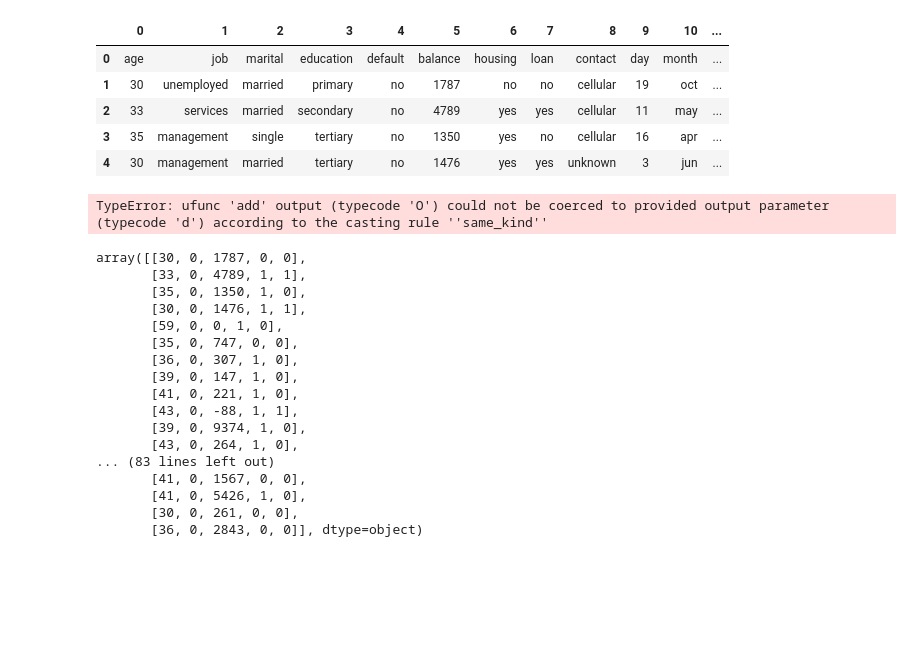
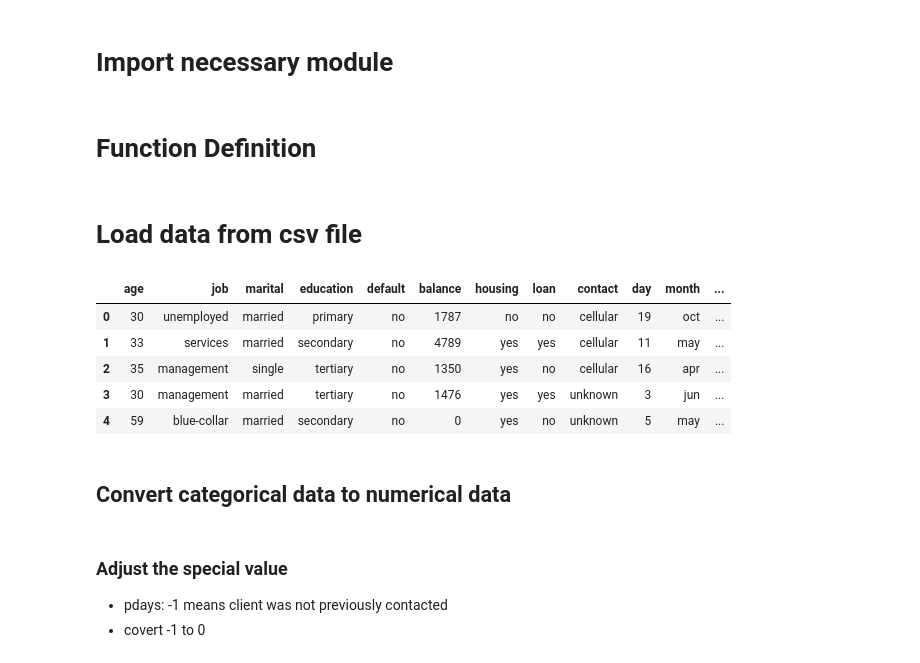
Before and after one commit to AtomMe/PHBS_TQFML, a Jupyter notebook: HW/bank_marketing.ipynb, the cells around one changed output. Cells and saved outputs as stored; diff of their text form; code cells hidden in the pictures; blank space fills up the shorter version.

```diff
--- a/HW/bank_marketing.ipynb
+++ b/HW/bank_marketing.ipynb
@@ -0,0 +57,2 @@
+# %% [markdown]
+# Import necessary module
@@ -0,0 +65,2 @@
+# %% [markdown]
+# Function Definition
@@ -1,12 +113,12 @@
+# %% [markdown]
+# Load data from csv file
 # %%
-import pandas as pd
-
-df = pd.read_csv('bank.csv', header=None)
+df = pd.read_csv('bank.csv')
 df.head()
 # %% [output]
-|  | 0 | 1 | 2 | 3 | 4 | 5 | 6 | 7 | 8 | 9 | 10 | ... |
-| 0 | age | job | marital | education | default | balance | housing | loan | contact | day | month | ... |
-| 1 | 30 | unemployed | married | primary | no | 1787 | no | no | cellular | 19 | oct | ... |
-| 2 | 33 | services | married | secondary | no | 4789 | yes | yes | cellular | 11 | may | ... |
-| 3 | 35 | management | single | tertiary | no | 1350 | yes | no | cellular | 16 | apr | ... |
-| 4 | 30 | management | married | tertiary | no | 1476 | yes | yes | unknown | 3 | jun | ... |
+|  | age | job | marital | education | default | balance | housing | loan | contact | day | month | ... |
+| 0 | 30 | unemployed | married | primary | no | 1787 | no | no | cellular | 19 | oct | ... |
+| 1 | 33 | services | married | secondary | no | 4789 | yes | yes | cellular | 11 | may | ... |
+| 2 | 35 | management | single | tertiary | no | 1350 | yes | no | cellular | 16 | apr | ... |
+| 3 | 30 | management | married | tertiary | no | 1476 | yes | yes | unknown | 3 | jun | ... |
+| 4 | 59 | blue-collar | married | secondary | no | 0 | yes | no | unknown | 5 | may | ... |
@@ -96,33 +125,2 @@ X[:,4] = np.where(X[:,4] == 'no',0,1)
-# %%
-ppn = Perceptron(eta=0.1, n_iter=10)
-
-ppn.fit(X, y)
-
-plt.plot(range(1, len(ppn.errors_) + 1), ppn.errors_, marker='o')
-plt.xlabel('Epochs')
-plt.ylabel('Number of updates')
-
-# plt.savefig('images/02_07.png', dpi=300)
-plt.show()
-# %% [output]
-TypeError: ufunc 'add' output (typecode 'O') could not be coerced to provided output parameter (typecode 'd') according to the casting rule ''same_kind''
-# %%
-X
-# %% [output]
-array([[30, 0, 1787, 0, 0],
-       [33, 0, 4789, 1, 1],
-       [35, 0, 1350, 1, 0],
-       [30, 0, 1476, 1, 1],
-       [59, 0, 0, 1, 0],
-       [35, 0, 747, 0, 0],
-       [36, 0, 307, 1, 0],
-       [39, 0, 147, 1, 0],
-       [41, 0, 221, 1, 0],
-       [43, 0, -88, 1, 1],
-       [39, 0, 9374, 1, 0],
-       [43, 0, 264, 1, 0],
-... (83 lines left out)
-       [41, 0, 1567, 0, 0],
-       [41, 0, 5426, 1, 0],
-       [30, 0, 261, 0, 0],
-       [36, 0, 2843, 0, 0]], dtype=object)
+# %% [markdown]
+## Convert categorical data to numerical data
@@ -128,0 +162,4 @@ array([[30, 0, 1787, 0, 0],
+# %% [markdown]
+### Adjust the special value
+* pdays: -1 means client was not previously contacted
+* covert -1 to 0
```
Also changed, not shown: parts of 42 cells of this notebook, 7 other files.
